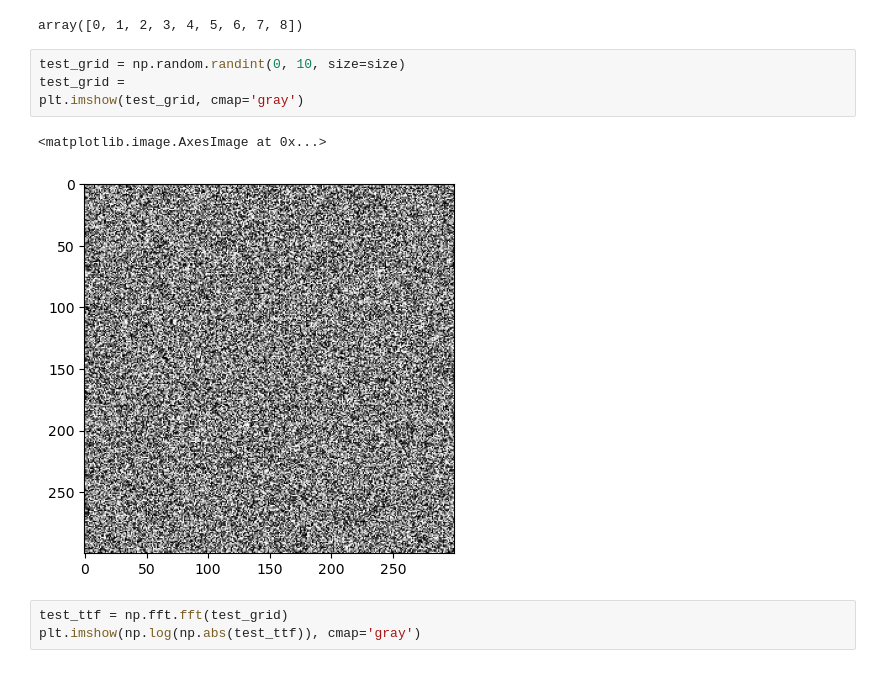
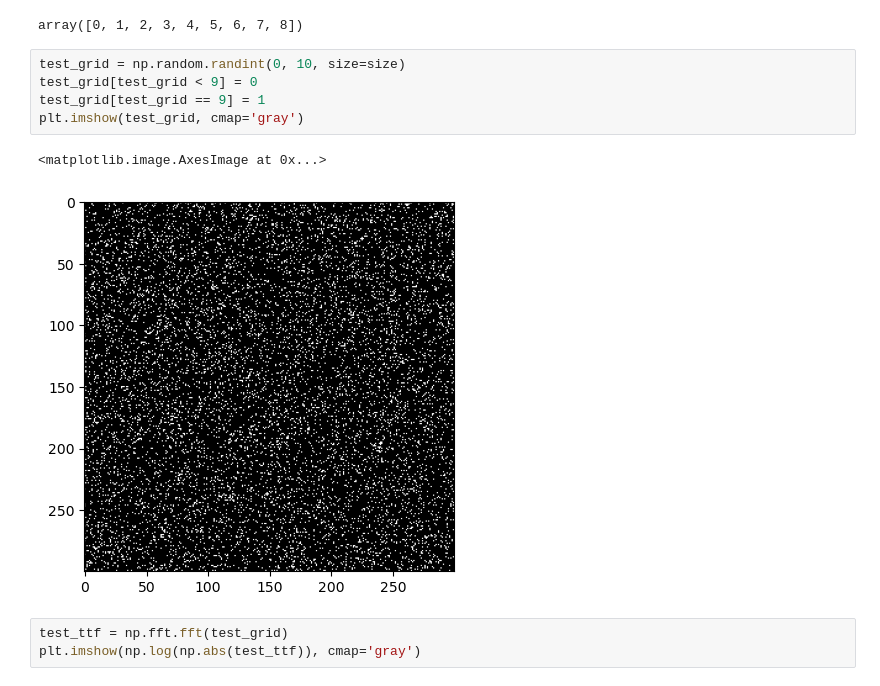
Before and after one commit to JoelDeen820/chicken_agent_model, a Jupyter notebook: prototyping_notebooks/uniformity_measurement.ipynb, the cells around one changed output. Saved outputs shown, nothing was run; the diff lists cells and outputs as text.

```diff
--- a/prototyping_notebooks/uniformity_measurement.ipynb
+++ b/prototyping_notebooks/uniformity_measurement.ipynb
@@ -11,11 +11,12 @@ np.arange(9)
 array([0, 1, 2, 3, 4, 5, 6, 7, 8])
 # %%
 test_grid = np.random.randint(0, 10, size=size)
-test_grid =
+test_grid[test_grid < 9] = 0
+test_grid[test_grid == 9] = 1
 plt.imshow(test_grid, cmap='gray')
 # %% [output]
 <matplotlib.image.AxesImage at 0x...>
-[figure, old version]
+[figure, new version]
 # %%
 test_ttf = np.fft.fft(test_grid)
 plt.imshow(np.log(np.abs(test_ttf)), cmap='gray')
```
Also changed, not shown: parts of 18 cells of this notebook, 1 other file.
